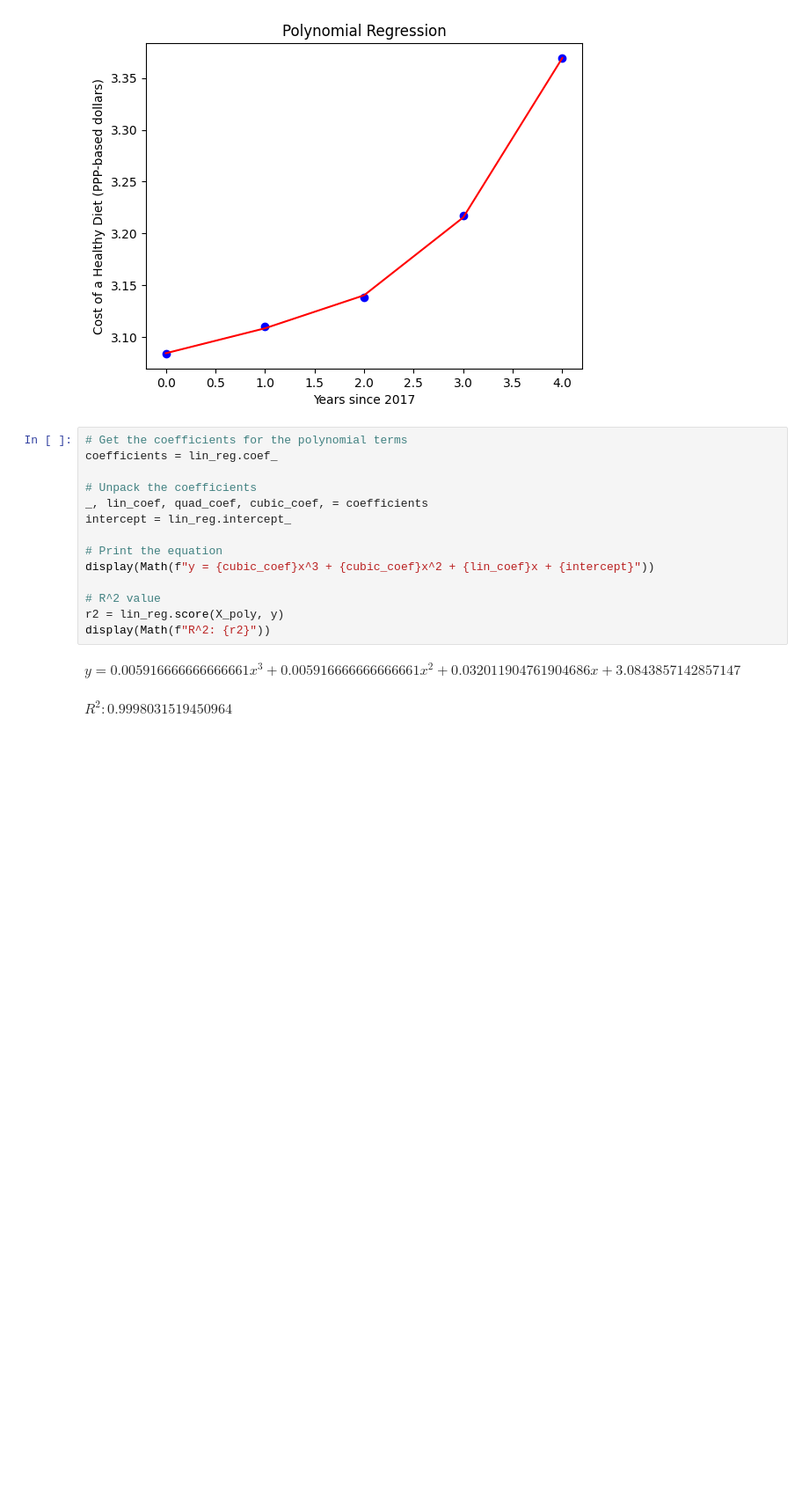
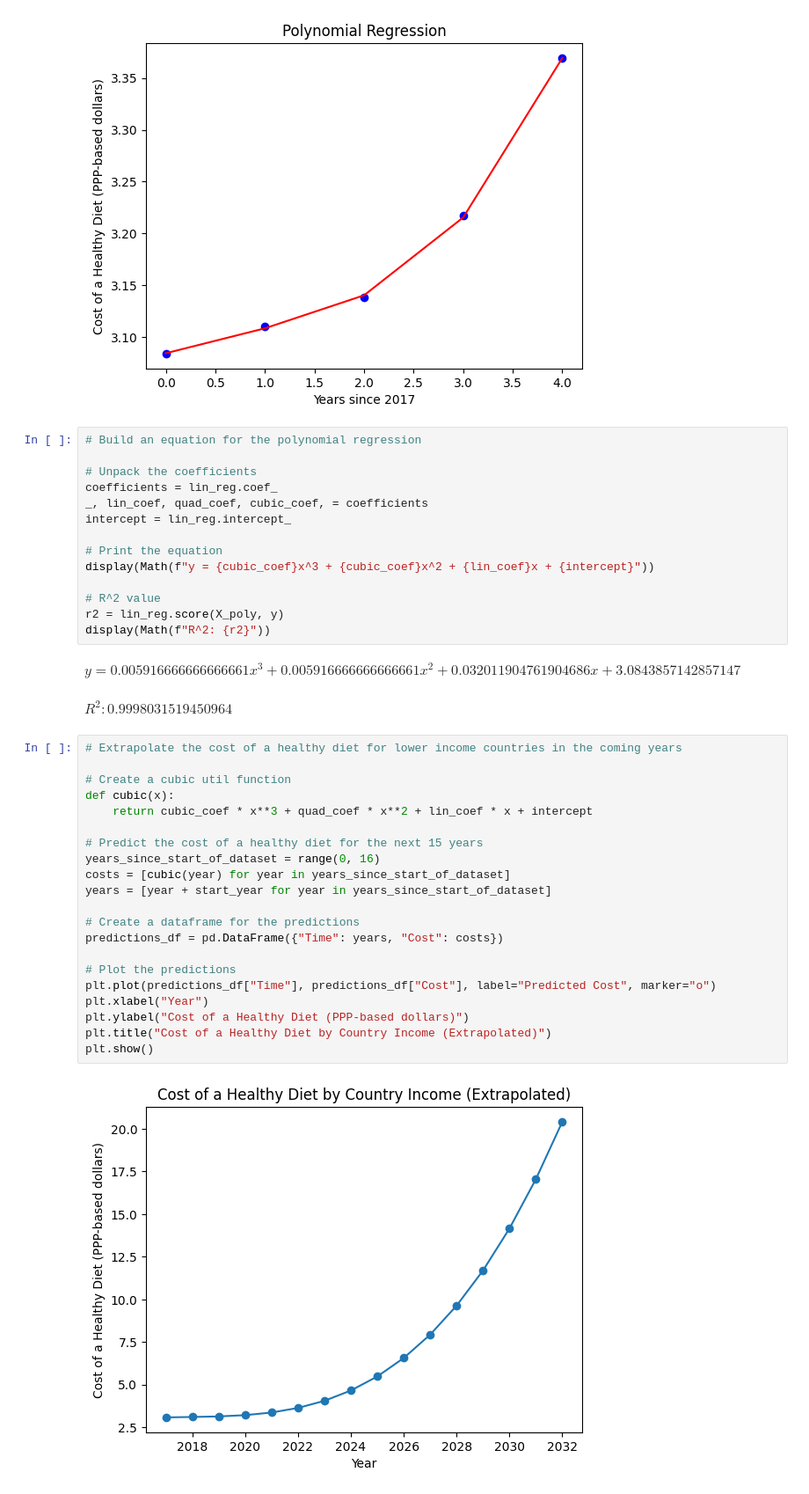
Before and after one commit to kai-thompson/food-prices-visualization, a Jupyter notebook: healthy_food_prices_by_country_income.ipynb, the cells around one changed output. Shown at 88% size. Saved outputs shown, nothing was run; the diff lists cells and outputs as text; blank space fills up the shorter version.

```diff
--- a/healthy_food_prices_by_country_income.ipynb
+++ b/healthy_food_prices_by_country_income.ipynb
@@ -107,10 +107,10 @@ plt.show()
 # %% [output]
 [figure]
 # %%
-# Get the coefficients for the polynomial terms
-coefficients = lin_reg.coef_
+# Build an equation for the polynomial regression
 
 # Unpack the coefficients
+coefficients = lin_reg.coef_
 _, lin_coef, quad_coef, cubic_coef, = coefficients
 intercept = lin_reg.intercept_
 
@@ -123,3 +123,26 @@ display(Math(f"R^2: {r2}"))
 # %% [output]
 $\displaystyle y = 0.005916666666666661x^3 + 0.005916666666666661x^2 + 0.032011904761904686x + 3.0843857142857147$
 $\displaystyle R^2: 0.9998031519450964$
+# %%
+# Extrapolate the cost of a healthy diet for lower income countries in the coming years
+
+# Create a cubic util function
+def cubic(x):
+    return cubic_coef * x**3 + quad_coef * x**2 + lin_coef * x + intercept
+
+# Predict the cost of a healthy diet for the next 15 years
+years_since_start_of_dataset = range(0, 16)
+costs = [cubic(year) for year in years_since_start_of_dataset]
+years = [year + start_year for year in years_since_start_of_dataset]
+
+# Create a dataframe for the predictions
+predictions_df = pd.DataFrame({"Time": years, "Cost": costs})
+
+# Plot the predictions
+plt.plot(predictions_df["Time"], predictions_df["Cost"], label="Predicted Cost", marker="o")
+plt.xlabel("Year")
+plt.ylabel("Cost of a Healthy Diet (PPP-based dollars)")
+plt.title("Cost of a Healthy Diet by Country Income (Extrapolated)")
+plt.show()
+# %% [output]
+[figure, added]
```
